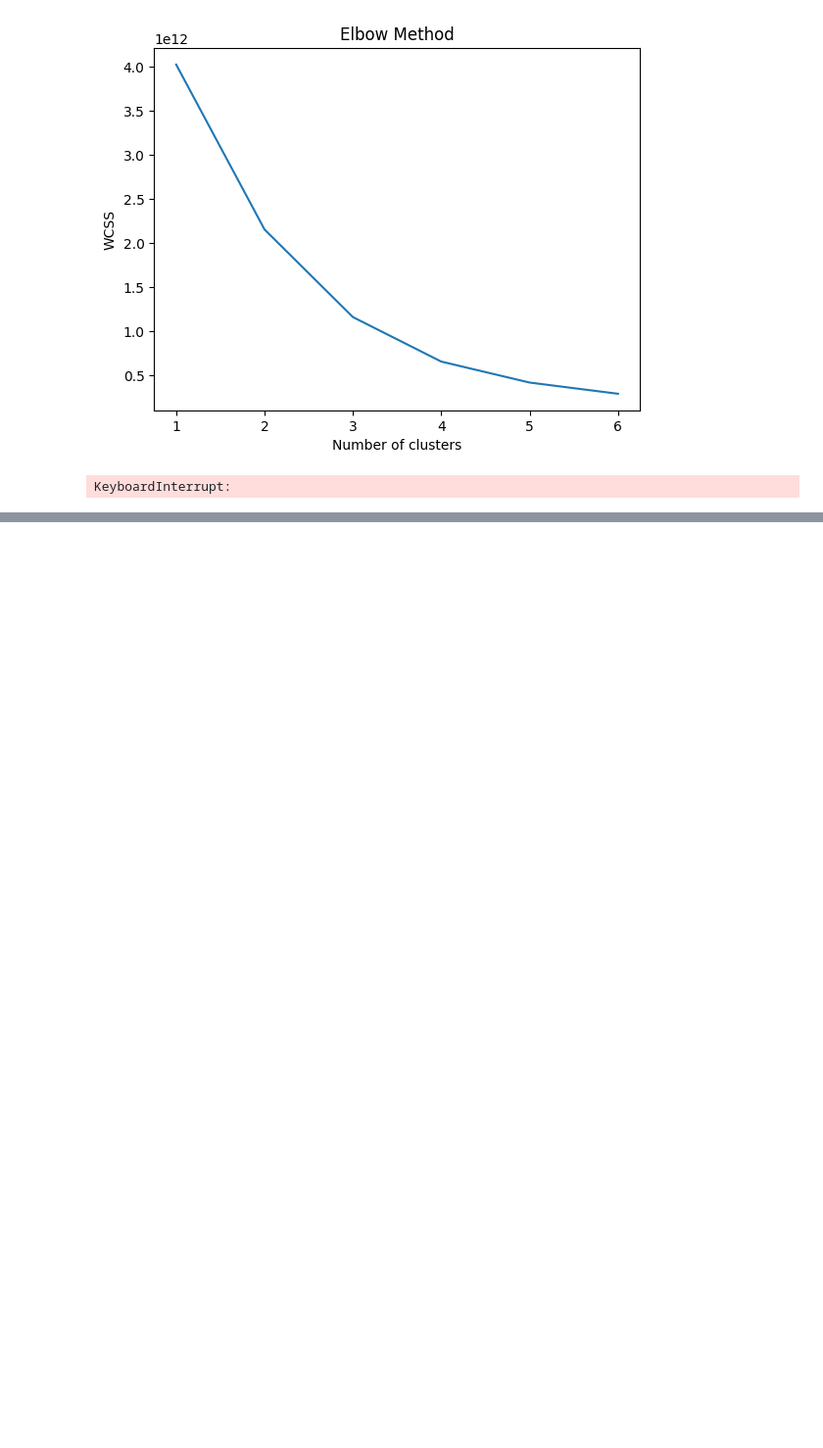
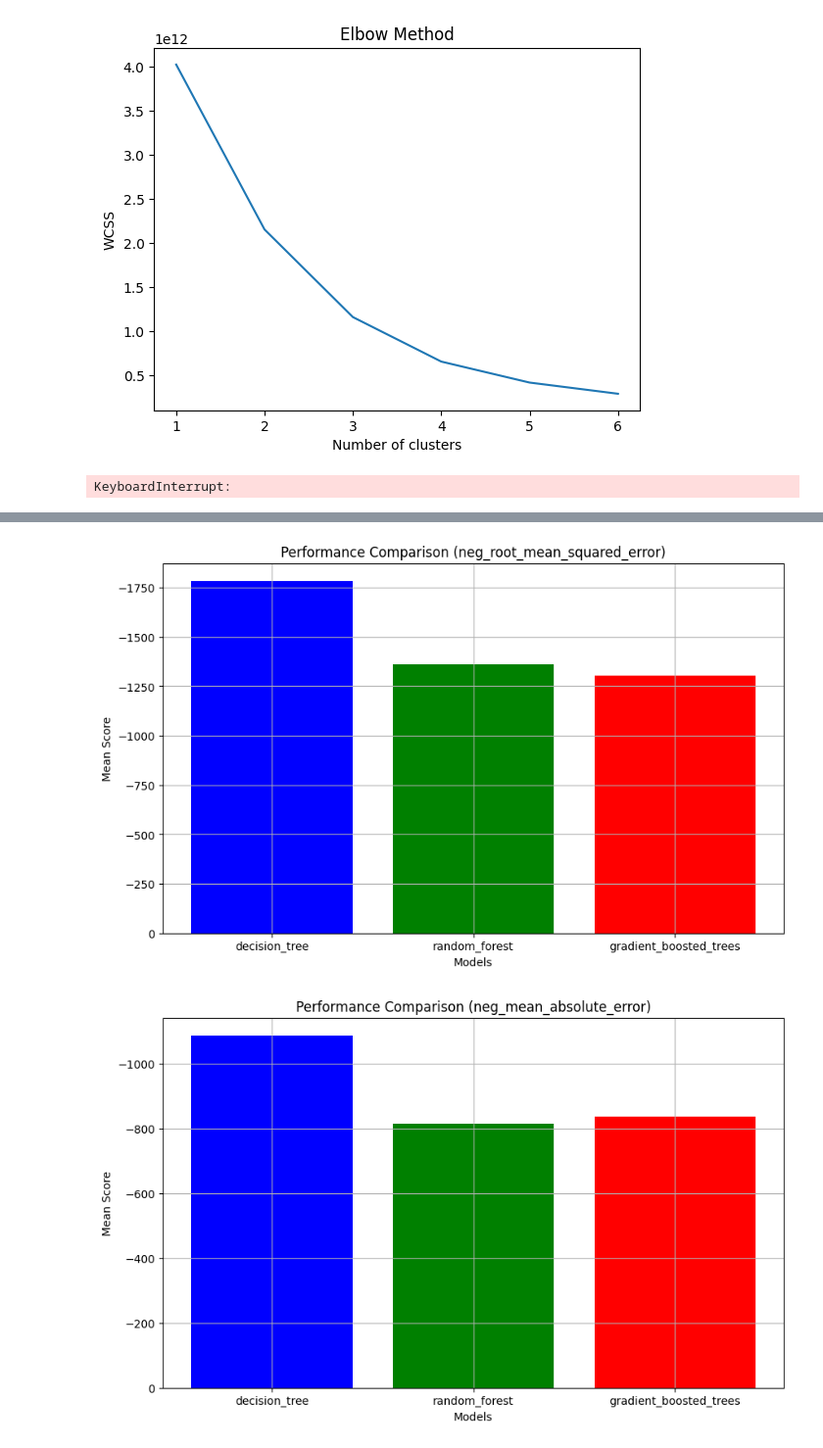
Before and after one commit to val-2/ICon, a Jupyter notebook: ICon/icon.ipynb, the cells around one changed output, grey strips where cells are left out. Shown: that part at 98% size. Drawn from its saved outputs; the diff is of its cells as text; code cells hidden in the pictures; blank space fills up the shorter version.

```diff
--- a/ICon/icon.ipynb
+++ b/ICon/icon.ipynb
@@ -311,0 +399,9 @@ KeyboardInterrupt:
+# %%
+# Applicare PCA con 8 componenti
+pca = PCA(n_components=8)
+pca_data = pca.fit_transform(scaled_data)
+
+# Creare un DataFrame con i dati PCA
+pca_X = pd.DataFrame(data=pca_data, columns=[f'PC{i}' for i in range(1, 9)])
+
+print(pca_X)
@@ -311,0 +428,32 @@ KeyboardInterrupt:
+# %%
+tries_pca = {}
+
+results_pca = {s: {"decision_tree": {"scores": None, "params": None},
+                   "random_forest": {"scores": None, "params": None},
+                   "gradient_boosted_trees": {"scores": None, "params": None}} for s in scorings}
+
+# Perform 5-fold cross-validation, repeated 3 times, and print the average score
+cv = RepeatedKFold(n_splits=5, n_repeats=1, random_state=42)
+# TODO fonty per la grid search fa solo cv=5 che come se fosse n_repeats=1
+
+# Addestrare ogni modello per ogni metrica di scoring
+for scoring in scorings:
+    baseline_score = calculate_baseline_score(original_df, target_column, scoring)
+    print(f"Baseline for scoring metric {scoring}: ", baseline_score)
+
+    dtc = DecisionTreeRegressor(random_state=42)
+    print(f"Training decision tree with scoring metric {scoring}")
+    results_pca[scoring]["decision_tree"] = train_model(dtc, dtr_param_grid, pca_X, y, cv, scoring)
+    tries_pca[f"Learning Curve (Decision Tree, {scoring})"] = [dtc, scoring, cv]
+
+    rfc = RandomForestRegressor(random_state=42)
+    print(f"Training random forest with scoring metric {scoring}")
+    results_pca[scoring]["random_forest"] = train_model(rfc, rfr_param_grid, pca_X, y, cv, scoring)
+    tries_pca[f"Learning Curve (Random Forest, {scoring})"] = [rfc, scoring, cv]
+
+    gbt = GradientBoostingRegressor(random_state=42)
+    print(f"Training gradient boosted model with scoring metric {scoring}")
+    results_pca[scoring]["gradient_boosted_trees"] = train_model(gbt, gbr_param_grid, pca_X, y, cv, scoring)
+    tries_pca[f"Learning Curve (Gradient Boosted Trees, {scoring})"] = [gbt, scoring, cv]
+
+print(results_pca)
@@ -311,0 +478,5 @@ KeyboardInterrupt:
+# %%
+performance_comparison(results_pca, scorings)
+# %% [output]
+[figure, added]
+[figure, added]
```
Also changed, not shown: parts of 19 cells of this notebook.
